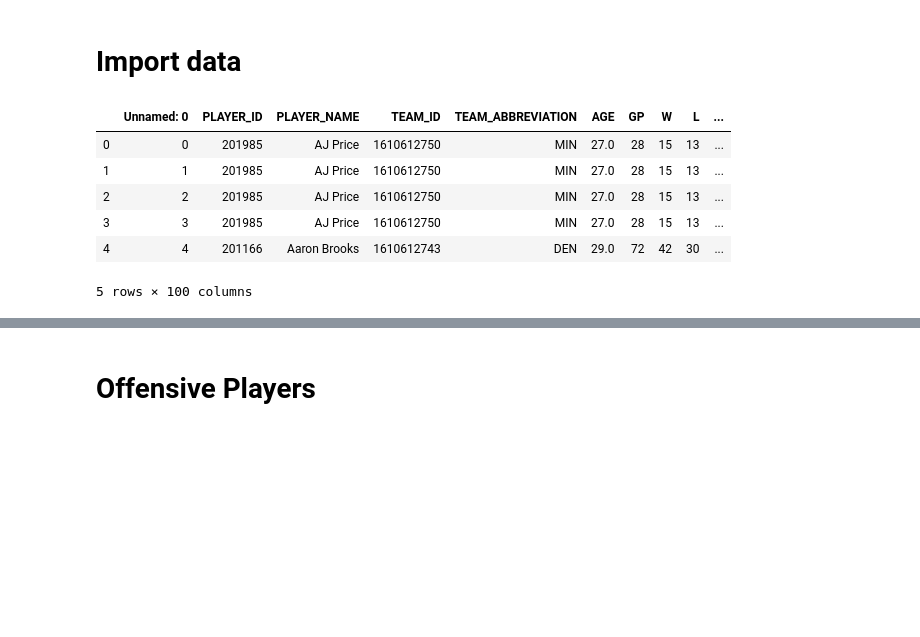
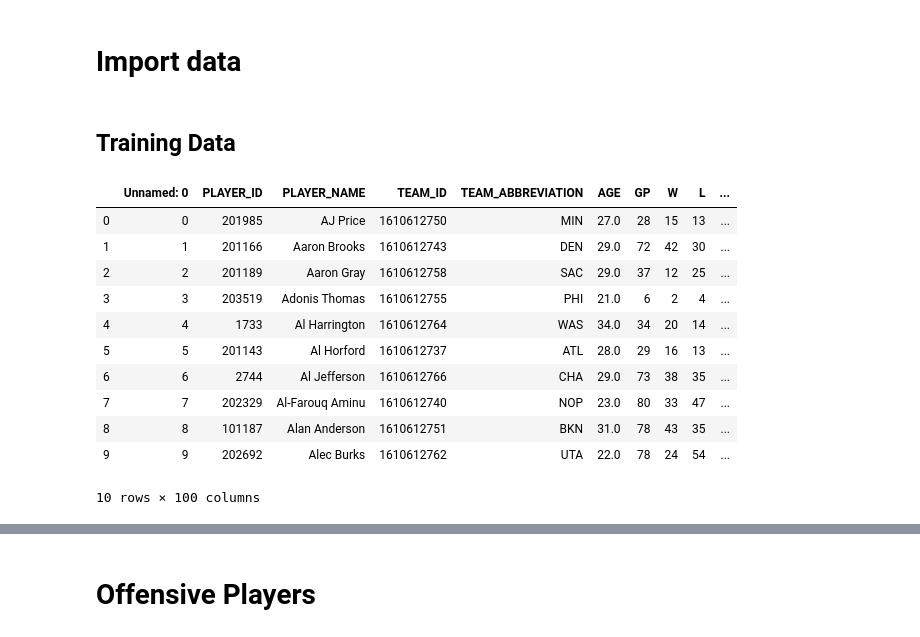
Before and after one commit to SpecCRA/msds_456_sports_analytics_files, a Jupyter notebook: assignment03/player_categorization.ipynb, the cells around one changed output, grey strips where cells are left out. Drawn from its saved outputs; the diff is of its cells as text; code cells hidden in the pictures; blank space fills up the shorter version.

```diff
--- a/assignment03/player_categorization.ipynb
+++ b/assignment03/player_categorization.ipynb
@@ -6,18 +8,25 @@ import numpy as np
 # %% [markdown]
 # Import data
+# %% [markdown]
+## Training Data
 # %%
-# offensive data  df
+# offensive data df
 offense_filename = './data_files/2013-19_players_assorted_stats.csv'
 offensive_df = pd.read_csv(offense_filename)
-offensive_df.head()
+offensive_df.head(n=10)
 # %% [output]
 |  | Unnamed: 0 | PLAYER_ID | PLAYER_NAME | TEAM_ID | TEAM_ABBREVIATION | AGE | GP | W | L | ... |
 | 0 | 0 | 201985 | AJ Price | 1610612750 | MIN | 27.0 | 28 | 15 | 13 | ... |
-| 1 | 1 | 201985 | AJ Price | 1610612750 | MIN | 27.0 | 28 | 15 | 13 | ... |
-| 2 | 2 | 201985 | AJ Price | 1610612750 | MIN | 27.0 | 28 | 15 | 13 | ... |
-| 3 | 3 | 201985 | AJ Price | 1610612750 | MIN | 27.0 | 28 | 15 | 13 | ... |
-| 4 | 4 | 201166 | Aaron Brooks | 1610612743 | DEN | 29.0 | 72 | 42 | 30 | ... |
+| 1 | 1 | 201166 | Aaron Brooks | 1610612743 | DEN | 29.0 | 72 | 42 | 30 | ... |
+| 2 | 2 | 201189 | Aaron Gray | 1610612758 | SAC | 29.0 | 37 | 12 | 25 | ... |
+| 3 | 3 | 203519 | Adonis Thomas | 1610612755 | PHI | 21.0 | 6 | 2 | 4 | ... |
+| 4 | 4 | 1733 | Al Harrington | 1610612764 | WAS | 34.0 | 34 | 20 | 14 | ... |
+| 5 | 5 | 201143 | Al Horford | 1610612737 | ATL | 28.0 | 29 | 16 | 13 | ... |
+| 6 | 6 | 2744 | Al Jefferson | 1610612766 | CHA | 29.0 | 73 | 38 | 35 | ... |
+| 7 | 7 | 202329 | Al-Farouq Aminu | 1610612740 | NOP | 23.0 | 80 | 33 | 47 | ... |
+| 8 | 8 | 101187 | Alan Anderson | 1610612751 | BKN | 31.0 | 78 | 43 | 35 | ... |
+| 9 | 9 | 202692 | Alec Burks | 1610612762 | UTA | 22.0 | 78 | 24 | 54 | ... |
-5 rows × 100 columns
+10 rows × 100 columns
 # %%
 # defensive data df
 defensive_filename = './data_files/2013-19_shot_defenses.csv'
```
Also changed, not shown: parts of 63 cells of this notebook, 13 other files.
